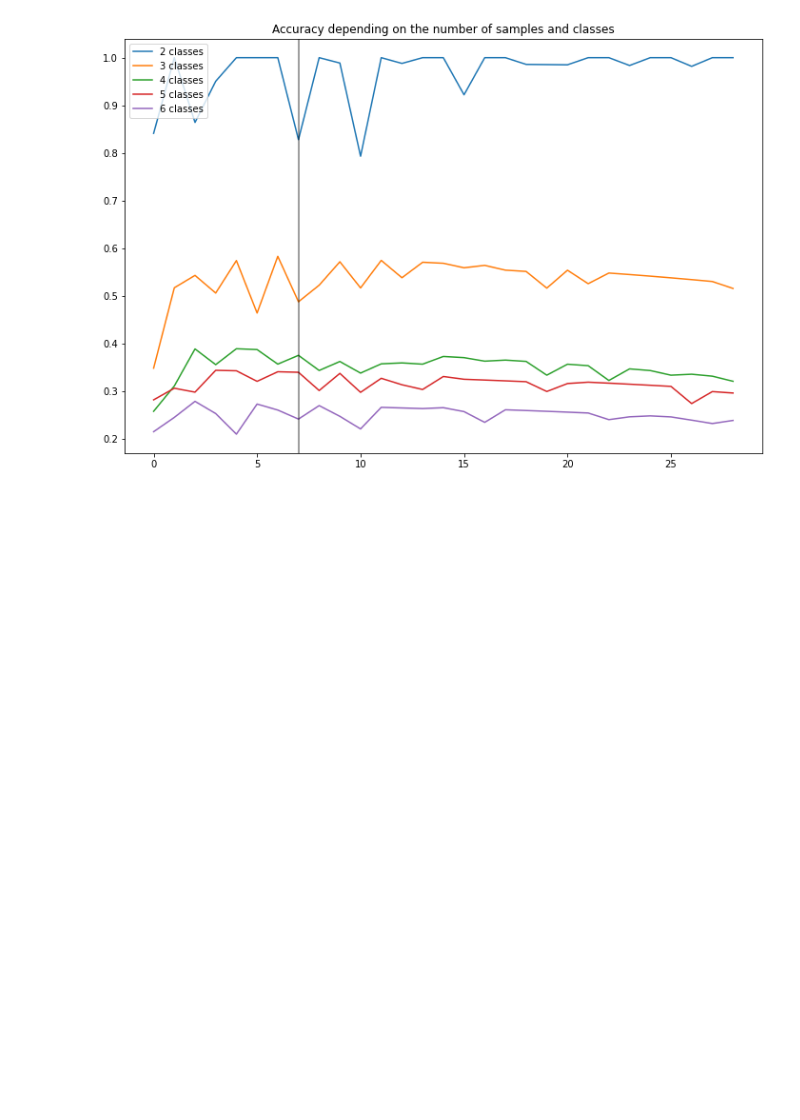
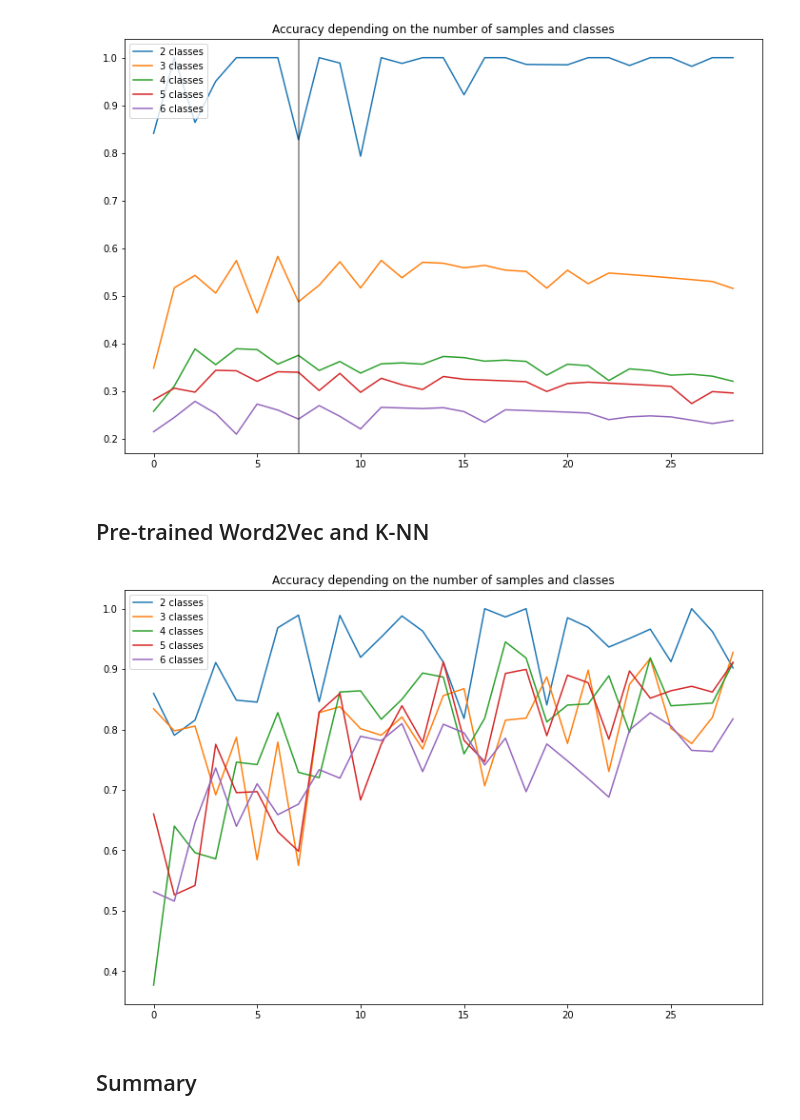
Before and after one commit to ahelii16/SmartEmailTracker, a Jupyter notebook: Word2vec_KNN_model.ipynb, the cells around one changed output. Drawn from its saved outputs; the diff is of its cells as text; code cells hidden in the pictures; blank space fills up the shorter version.

Commit message:
Added KNN code with word2vec

```diff
--- a/Word2vec_KNN_model.ipynb
+++ b/Word2vec_KNN_model.ipynb
@@ -242,3 +242,51 @@ plt.legend()
 plt.show()
 # %% [output]
 [figure]
+# %% [markdown]
+## Pre-trained Word2Vec and K-NN
+# %%
+from sklearn.neighbors import KNeighborsClassifier
+
+def return_score(sample_size, num_classes):
+
+    train, test = gen_sample(sample_size, num_classes)
+
+    X_train = train['Text']
+    y_train = train['Class'].values
+    X_test = test['Text']
+    y_test = test['Class'].values
+
+    X_train_mean = X_train.apply(lambda x : transform_sentence(x, model))
+    X_test_mean = X_test.apply(lambda x : transform_sentence(x, model))
+
+    X_train_mean = pd.DataFrame(X_train_mean)['Text'].apply(pd.Series)
+    X_test_mean = pd.DataFrame(X_test_mean)['Text'].apply(pd.Series)
+
+    clf = KNeighborsClassifier(n_neighbors=sample_size, p=2)
+    clf.fit(X_train_mean, y_train)
+
+    y_pred = clf.predict(X_test_mean)
+
+    return accuracy_score(y_pred, y_test)
+# %%
+all_accuracy_knn = {2:[],3:[],4:[],5:[],6:[],7:[]}
+
+for num_samples in range(1,30):
+
+    for num_cl in range(2, 7):
+
+        all_accuracy_knn[num_cl].append(return_score(num_samples,num_cl))
+# %%
+plt.figure(figsize=(12,8))
+plt.plot(all_accuracy_knn[2], label="2 classes")
+plt.plot(all_accuracy_knn[3], label="3 classes")
+plt.plot(all_accuracy_knn[4], label="4 classes")
+plt.plot(all_accuracy_knn[5], label="5 classes")
+plt.plot(all_accuracy_knn[6], label="6 classes")
+plt.title("Accuracy depending on the number of samples and classes")
+plt.legend()
+plt.show()
+# %% [output]
+[figure, added]
+# %% [markdown]
+## Summary
```
Also changed, not shown: parts of 2 cells of this notebook.
